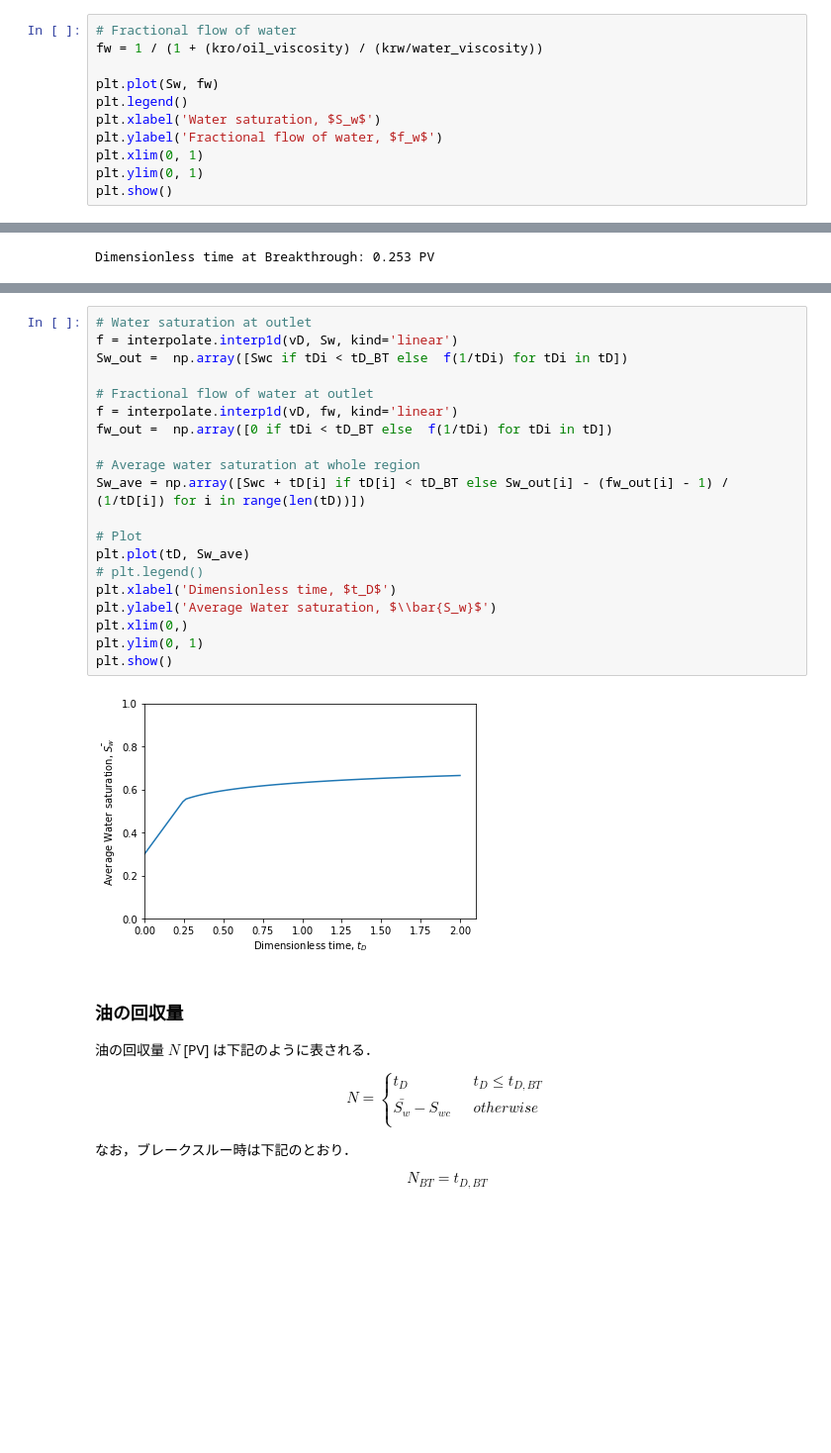
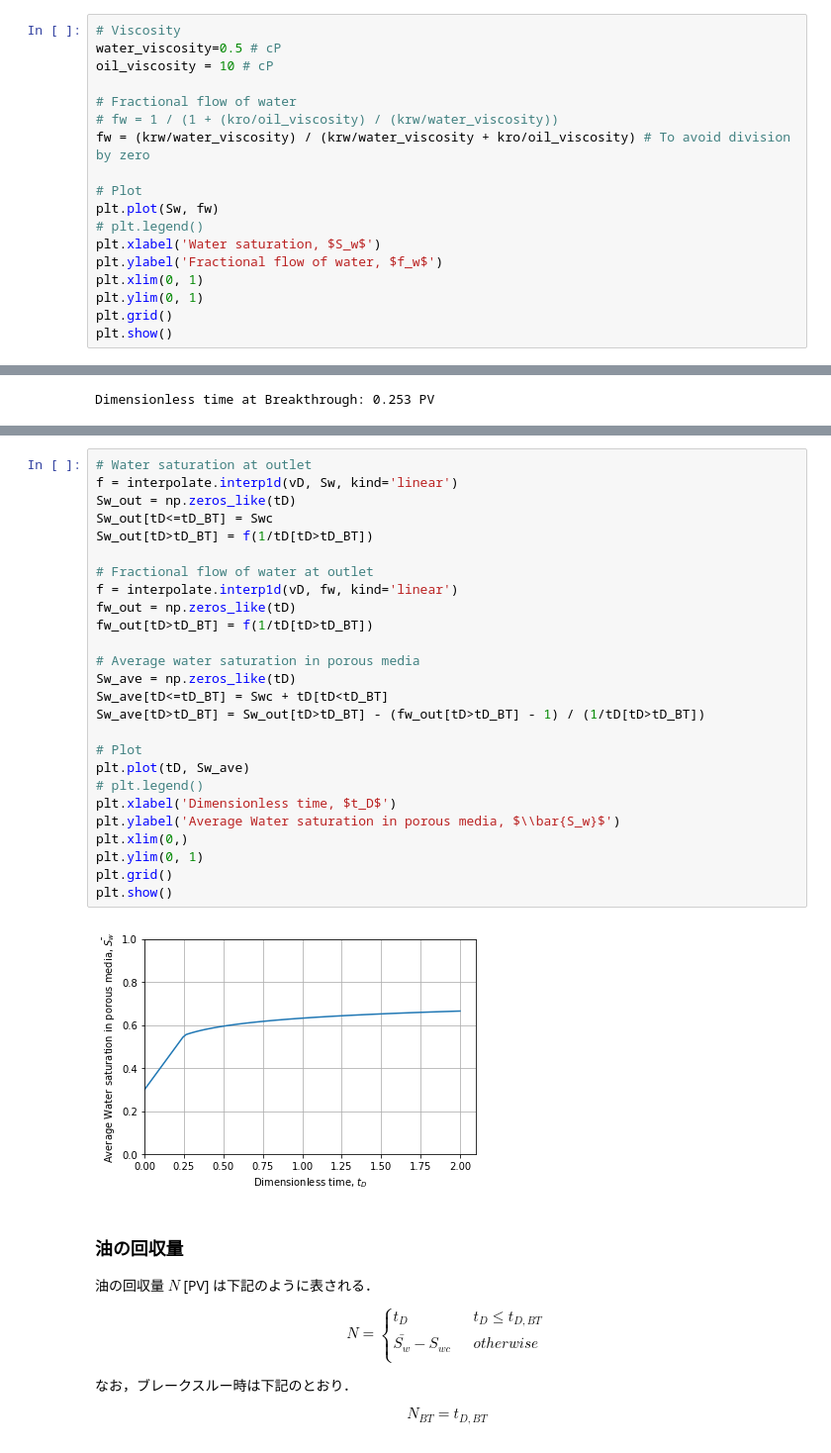
Before and after one commit to mayuneko-re/notebook, a Jupyter notebook: Buckley_Leverett_Basic.ipynb, the cells around one changed output, grey strips where cells are left out. Shown at 99% size. Saved outputs shown, nothing was run; the diff lists cells and outputs as text; blank space fills up the shorter version.

```diff
--- a/Buckley_Leverett_Basic.ipynb
+++ b/Buckley_Leverett_Basic.ipynb
@@ -124,14 +110,21 @@ $$
 
 相対浸透率は飽和率のみの関数であるため，粘度が一定だとすると，フラクショナルフロー関数も飽和率のみの関数となる．
 # %%
+# Viscosity
+water_viscosity=0.5 # cP
+oil_viscosity = 10 # cP
+
 # Fractional flow of water
-fw = 1 / (1 + (kro/oil_viscosity) / (krw/water_viscosity))
+# fw = 1 / (1 + (kro/oil_viscosity) / (krw/water_viscosity))
+fw = (krw/water_viscosity) / (krw/water_viscosity + kro/oil_viscosity) # To avoid division by zero
 
+# Plot
 plt.plot(Sw, fw)
-plt.legend()
+# plt.legend()
 plt.xlabel('Water saturation, $S_w$')
 plt.ylabel('Fractional flow of water, $f_w$')
 plt.xlim(0, 1)
 plt.ylim(0, 1)
+plt.grid()
 plt.show()
 # %% [output]
@@ -256,25 +261,31 @@ $$
 # %%
 # Water saturation at outlet
 f = interpolate.interp1d(vD, Sw, kind='linear')
-Sw_out =  np.array([Swc if tDi < tD_BT else  f(1/tDi) for tDi in tD])
+Sw_out = np.zeros_like(tD)
+Sw_out[tD<=tD_BT] = Swc
+Sw_out[tD>tD_BT] = f(1/tD[tD>tD_BT])
 
 # Fractional flow of water at outlet
 f = interpolate.interp1d(vD, fw, kind='linear')
-fw_out =  np.array([0 if tDi < tD_BT else  f(1/tDi) for tDi in tD])
+fw_out = np.zeros_like(tD)
+fw_out[tD>tD_BT] = f(1/tD[tD>tD_BT])
 
-# Average water saturation at whole region
-Sw_ave = np.array([Swc + tD[i] if tD[i] < tD_BT else Sw_out[i] - (fw_out[i] - 1) / (1/tD[i]) for i in range(len(tD))])
+# Average water saturation in porous media
+Sw_ave = np.zeros_like(tD)
+Sw_ave[tD<=tD_BT] = Swc + tD[tD<tD_BT]
+Sw_ave[tD>tD_BT] = Sw_out[tD>tD_BT] - (fw_out[tD>tD_BT] - 1) / (1/tD[tD>tD_BT])
 
 # Plot
 plt.plot(tD, Sw_ave)
 # plt.legend()
 plt.xlabel('Dimensionless time, $t_D$')
-plt.ylabel('Average Water saturation, $\\bar{S_w}$')
+plt.ylabel('Average Water saturation in porous media, $\\bar{S_w}$')
 plt.xlim(0,)
 plt.ylim(0, 1)
+plt.grid()
 plt.show()
 # %% [output]
-[figure, old version]
+[figure, new version]
 # %% [markdown]
 ### 油の回収量
 
```
Also changed, not shown: parts of 20 cells of this notebook.
